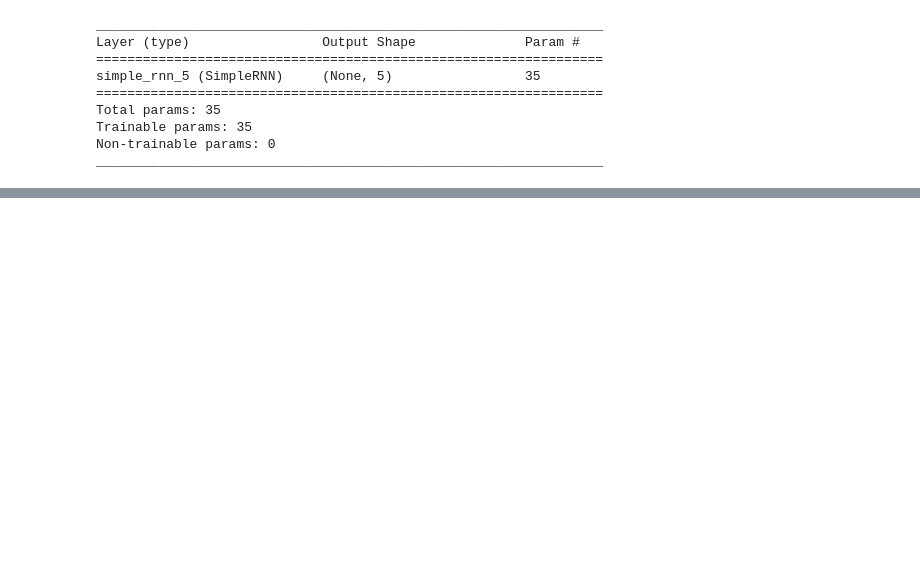
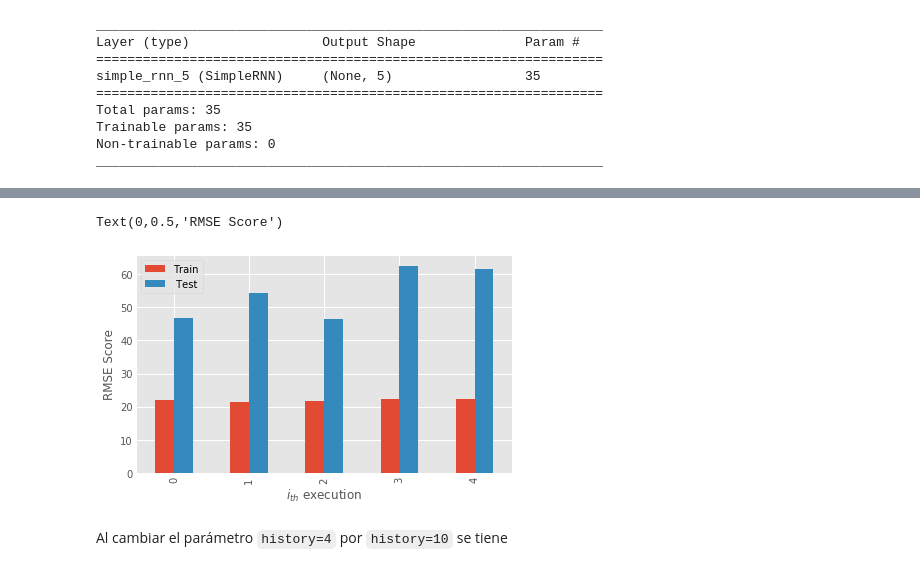
Before and after one commit to xpatux/dl_lab02, a Jupyter notebook: notebooks/lab02_parte2.ipynb, the cells around one changed output, grey strips where cells are left out. Saved outputs shown, nothing was run; the diff lists cells and outputs as text; code cells hidden in the pictures; blank space fills up the shorter version.

```diff
--- a/notebooks/lab02_parte2.ipynb
+++ b/notebooks/lab02_parte2.ipynb
@@ -96,0 +144,9 @@ _________________________________________________________________
+# %%
+from io import StringIO
+test_data = pd.read_csv(StringIO('''Train, Test
+21.91,46.80
+21.43,54.20
+21.66,46.47
+22.17,62.59
+22.22,61.48
+'''))
@@ -96,0 +165,9 @@ _________________________________________________________________
+# %%
+ax = test_data.plot.bar(stacked=False)
+ax.set_xlabel("$i_{th}$ execution")
+ax.set_ylabel("RMSE Score")
+# %% [output]
+Text(0,0.5,'RMSE Score')
+[figure, added]
+# %% [markdown]
+Al cambiar el parámetro `history=4` por `history=10` se tiene
```
Also changed, not shown: parts of 29 cells of this notebook, 3 other files.
